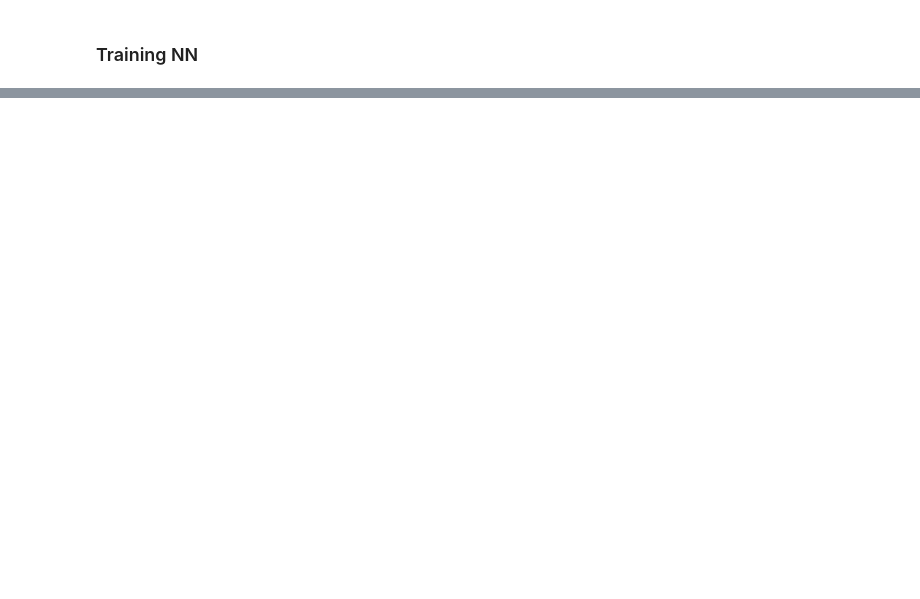
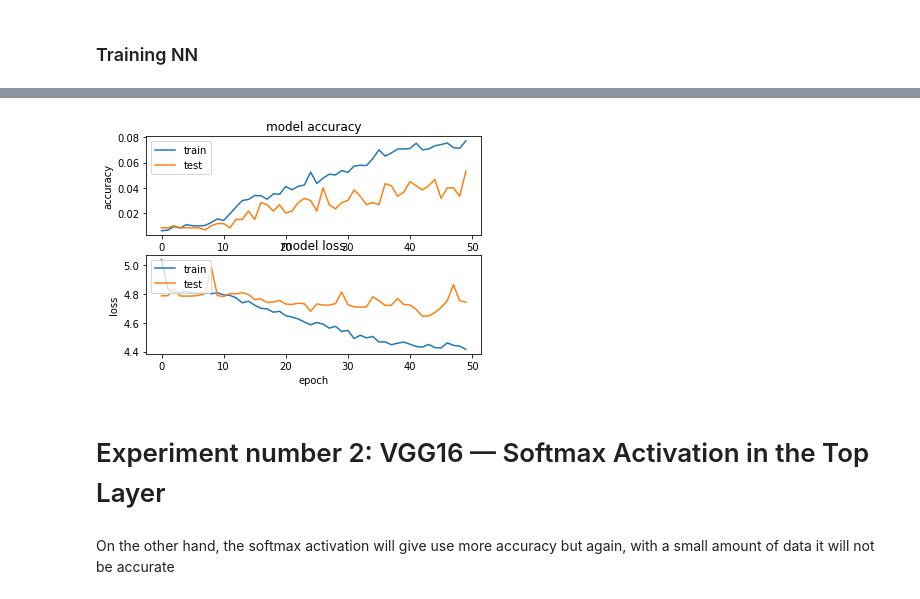
Before and after one commit to gosha-shapira/Dog-breed-classification-with-transfer-learning, a Jupyter notebook: transfer_learning_notebook.ipynb, the cells around one changed output, grey strips where cells are left out. Drawn from its saved outputs; the diff is of its cells as text; code cells hidden in the pictures; blank space fills up the shorter version.

```diff
--- a/transfer_learning_notebook.ipynb
+++ b/transfer_learning_notebook.ipynb
@@ -329,0 +426,22 @@ report_accuracy(test_tensors, test_targets)
+# %%
+model = Sequential()
+model.add(Flatten(input_shape=train_data.shape[1:]))
+model.add(Dense(256, activation='relu'))
+model.add(Dropout(0.5))
+model.add(Dense(num_classes, activation='sigmoid'))
+
+model.compile(optimizer='rmsprop',
+              loss='categorical_crossentropy', metrics=['accuracy'])
+
+history = model.fit(train_data, train_labels,
+          epochs=epochs,
+          batch_size=batch_size,
+          validation_data=(validation_data, validation_labels))
+
+model.save_weights('vgg16_sigmoid_model.h5')
+
+(eval_loss, eval_accuracy) = model.evaluate(
+     validation_data, validation_labels, batch_size=batch_size, verbose=1)
+
+print("[INFO] accuracy: {:.2f}%".format(eval_accuracy * 100))
+print("[INFO] Loss: {}".format(eval_loss))
@@ -329,0 +466,27 @@ report_accuracy(test_tensors, test_targets)
+# %%
+# summarize history for accuracy
+
+plt.subplot(211)
+plt.plot(history.history['accuracy'])
+plt.plot(history.history['val_accuracy'])
+plt.title('model accuracy')
+plt.ylabel('accuracy')
+plt.xlabel('epoch')
+plt.legend(['train', 'test'], loc='upper left')
+
+# summarize history for loss
+
+plt.subplot(212)
+plt.plot(history.history['loss'])
+plt.plot(history.history['val_loss'])
+plt.title('model loss')
+plt.ylabel('loss')
+plt.xlabel('epoch')
+plt.legend(['train', 'test'], loc='upper left')
+plt.show()
+# %% [output]
+[figure, added]
+# %% [markdown]
+# Experiment number 2: VGG16 — Softmax Activation in the Top Layer
+# %% [markdown]
+On the other hand, the softmax activation will give use more accuracy but again, with a small amount of data it will not be accurate
```
Also changed, not shown: parts of 71 cells of this notebook.
